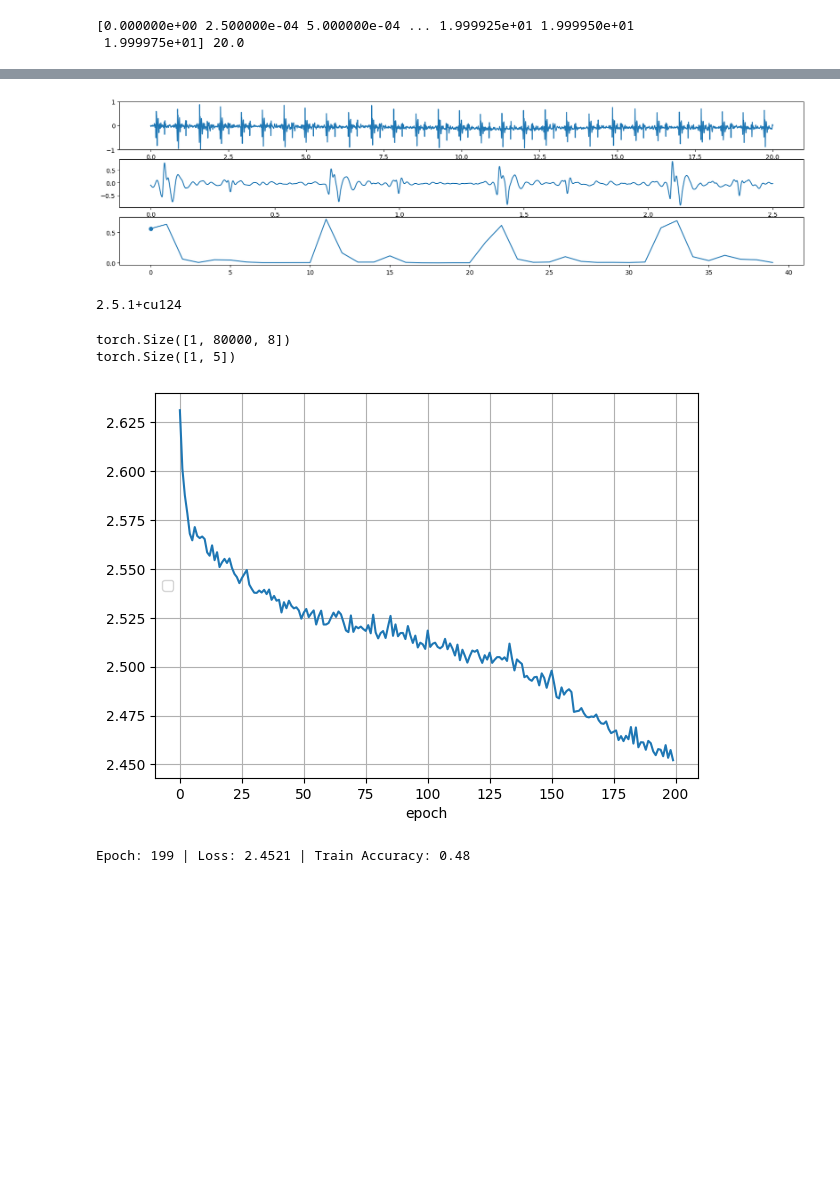
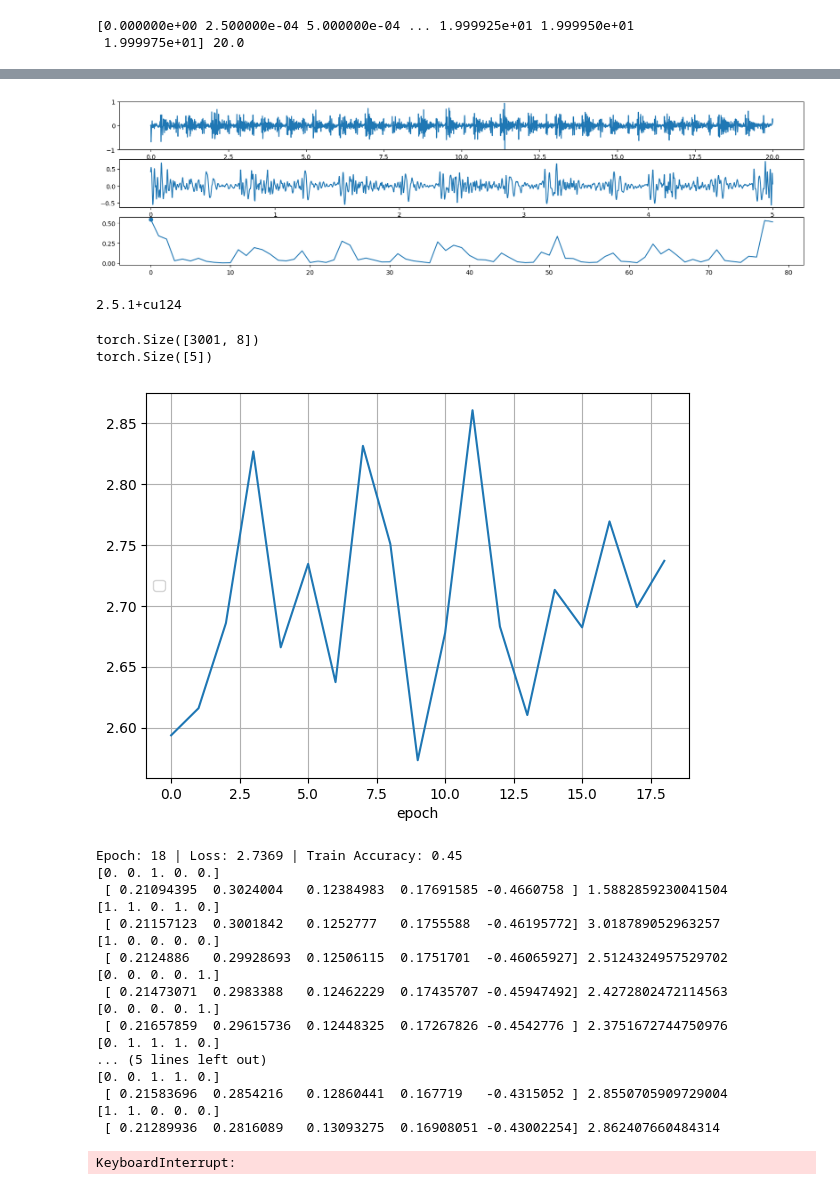
Before and after one commit to mattykurlzz/ausculatiANN, a Jupyter notebook: rnn_auscultation.ipynb, the cells around one changed output, grey strips where cells are left out. Drawn from its saved outputs; the diff is of its cells as text; code cells hidden in the pictures; blank space fills up the shorter version.

Commit message:
FEAT: improved rnn data preprocessing

```diff
--- a/rnn_auscultation.ipynb
+++ b/rnn_auscultation.ipynb
@@ -113,7 +124,7 @@ def get_cut_data(data : np.ndarray, pad : int = 0, window : int = 100, peak_h :
 fig, axs = plt.subplots(nrows=3, ncols=1, sharex=False)
 
 axs[0].plot(t, data)
-data_cut, energy, dots = get_cut_data(data, window=256, peak_h=0.4, npeaks=5, pad=rate*2)
+data_cut, energy, dots = get_cut_data(data, window=256, peak_h=0.35, time=5, out='time', rate=rate)
 axs[1].plot(np.linspace(0, len(data_cut)/rate, len(data_cut)), data_cut)
 axs[2].plot(energy)
 axs[2].scatter(dots[:,0], dots[:,1])
@@ -123,7 +134,7 @@ axs[0].set_ybound(-1, 1)
 # ax1.set_xticks(range(0, len(data_cut), 400))
 plt.show()
 # %% [output]
-[figure, old version]
+[figure, new version]
 # %%
 %matplotlib inline
 #pip install jupyter ipympl - for this
@@ -198,6 +209,7 @@ class SinglePatientData:
           data = np.pad(data, ((req_samples - len(data)) // 2))
 
         data = normalize(data[:,np.newaxis], axis=0, norm='max').ravel()
+        data, _, _ = get_cut_data(data, window=256, peak_h=0.35, time=3, out='time')
 
         returned_tensor.append(data)
       returned_tensor = np.array(returned_tensor, dtype=np.float32)
@@ -223,15 +235,15 @@ class RnnModel(nn.Module):
         super(RnnModel, self).__init__()
         lin_layers = []
 
-        self.rnn1 = nn.RNN(input_size=8, hidden_size=16, num_layers=2)
+        self.rnn1 = nn.RNN(input_size=8, hidden_size=8, num_layers=100, nonlinearity='relu', batch_first=True)
 
-        self.fc = nn.Linear(in_features=16, out_features=5)
+        self.fc = nn.Linear(in_features=8, out_features=5)
 
     def forward(self, x):
 
         out, hn = self.rnn1(x)
         # out = self.fc(hn)
-        out = self.fc(out[:, -1, :])
+        out = self.fc(out[-1, :])
         return out
 # %%
 foldername = os.path.join('.', 'BMD-HS-Dataset')
@@ -242,14 +254,14 @@ dataArray = createDataArray(trainCsvName)
 dataIterator = iter(dataArray)
 # %%
 model = RnnModel()
-Pxx = torch.reshape(next(dataIterator).getTensor(trainFoldername), (80000, 8))
-Pxx = torch.unsqueeze(Pxx, dim=0)
+Pxx = torch.transpose(next(dataIterator).getTensor(trainFoldername), 0 ,1)
+# Pxx = torch.unsqueeze(Pxx, dim=0)
 print(Pxx.shape)
 out = model(Pxx)
 print(out.shape)
 # %% [output]
-torch.Size([1, 80000, 8])
-torch.Size([1, 5])
+torch.Size([3001, 8])
+torch.Size([5])
 # %%
 learning_rate = 0.002
 num_epochs = 200
@@ -280,37 +292,54 @@ for epoch in range(num_epochs):
 
     random.shuffle(dataArray)
     dataIterator = iter(dataArray)
     ## training step
     for i, patient in enumerate(dataIterator):
         labels = torch.tensor(list(patient.diagnosis_flags.values()), dtype=torch.float32)
-        labels = torch.unsqueeze(labels, dim=0)
+        # labels = torch.unsqueeze(labels, dim=0)
 
         Pxx = patient.getTensor(trainFoldername);
 
         ## forward + backprop + loss
-        Pxx = torch.reshape(patient.getTensor(trainFoldername), (80000, 8))
-        Pxx = torch.unsqueeze(Pxx, dim=0)
+        Pxx = torch.transpose(next(dataIterator).getTensor(trainFoldername), 0 ,1)
+        # Pxx = torch.unsqueeze(Pxx, dim=0)
 
         logits = model(Pxx)
         loss = criterion(logits, labels)
         optimizer.zero_grad()
         loss.backward()
 
         ## update model params
         optimizer.step()
 
         train_running_loss += loss.detach().item()
-        train_acc += get_acc(logits[0], labels[0])
+        train_acc += get_acc(logits, labels)
         # print('Loss curr: %.4f, loss mean: %.4f' %(loss.detach().item(), train_running_loss / (i + 1)))
         # print('target: %s, logits: %s, loss: %f' %(labels, logits, train_running_loss / (i + 1), train_acc / (i + 1)))
-        print(labels, logits, get_acc(logits[0], labels[0]))
+        print(labels.detach().numpy(), '\n', logits.detach().numpy(), train_running_loss / (i+1))
 
 
     model.eval()
     accuracies += [train_running_loss / i]
     live_plot(accuracies)
     print('Epoch: %d | Loss: %.4f | Train Accuracy: %.2f' \
           %(epoch, train_running_loss / i, train_acc/i))
 # %% [output]
-[figure, old version]
+[figure, new version]
-Epoch: 199 | Loss: 2.4521 | Train Accuracy: 0.48
+Epoch: 18 | Loss: 2.7369 | Train Accuracy: 0.45
+[0. 0. 1. 0. 0.]
+ [ 0.21094395  0.3024004   0.12384983  0.17691585 -0.4660758 ] 1.5882859230041504
+[1. 1. 0. 1. 0.]
+ [ 0.21157123  0.3001842   0.1252777   0.1755588  -0.46195772] 3.018789052963257
+[1. 0. 0. 0. 0.]
+ [ 0.2124886   0.29928693  0.12506115  0.1751701  -0.46065927] 2.5124324957529702
+[0. 0. 0. 0. 1.]
+ [ 0.21473071  0.2983388   0.12462229  0.17435707 -0.45947492] 2.4272802472114563
+[0. 0. 0. 0. 1.]
+ [ 0.21657859  0.29615736  0.12448325  0.17267826 -0.4542776 ] 2.3751672744750976
+[0. 1. 1. 1. 0.]
+... (5 lines left out)
+[0. 0. 1. 1. 0.]
+ [ 0.21583696  0.2854216   0.12860441  0.167719   -0.4315052 ] 2.8550705909729004
+[1. 1. 0. 0. 0.]
+ [ 0.21289936  0.2816089   0.13093275  0.16908051 -0.43002254] 2.862407660484314
+KeyboardInterrupt:
```
Also changed, not shown: parts of 4 cells of this notebook.
